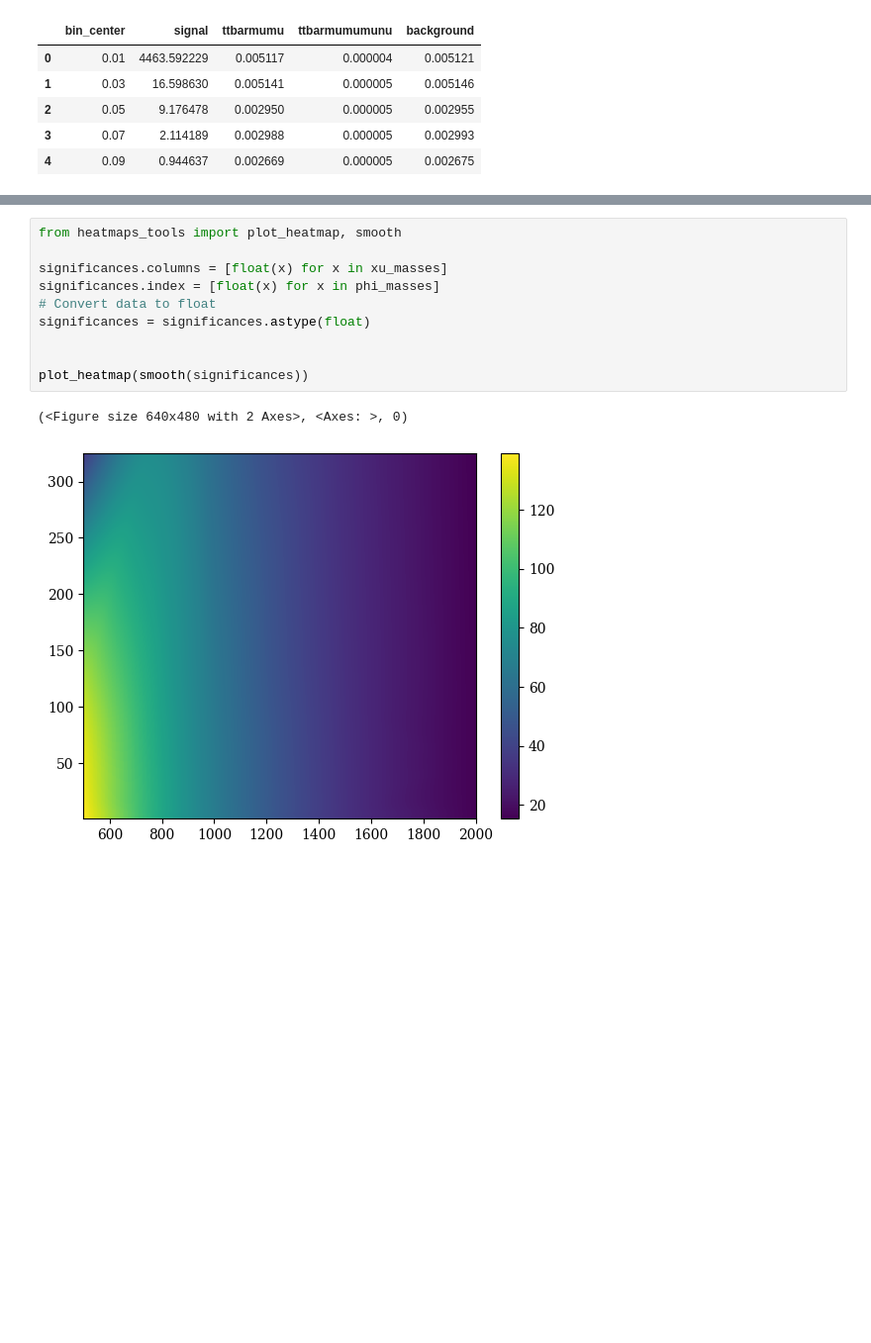
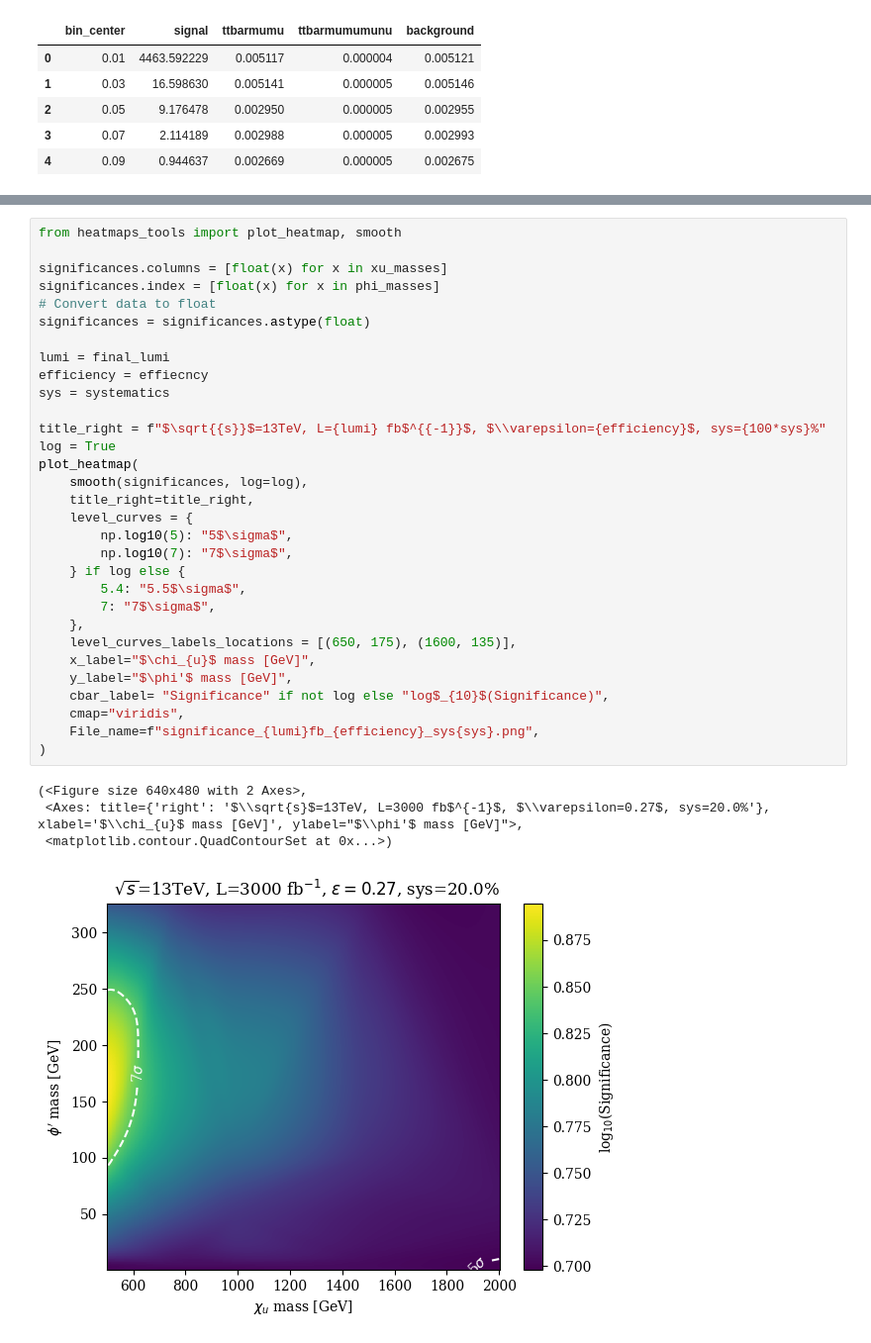
Before and after one commit to Phenomenology-group-uniandes/U1T3R_Significances, a Jupyter notebook: significances.ipynb, the cells around one changed output, grey strips where cells are left out. Shown: that part at 99% size. Saved outputs shown, nothing was run; the diff lists cells and outputs as text; blank space fills up the shorter version.

```diff
--- a/significances.ipynb
+++ b/significances.ipynb
@@ -86,13 +135,36 @@ significances
-# %%
-from heatmaps_tools import plot_heatmap, smooth
-
-significances.columns = [float(x) for x in xu_masses]
-significances.index = [float(x) for x in phi_masses]
-# Convert data to float
-significances = significances.astype(float)
-
-
-plot_heatmap(smooth(significances))
-# %% [output]
-(<Figure size 640x480 with 2 Axes>, <Axes: >, 0)
-[figure, removed]
+# %%
+from heatmaps_tools import plot_heatmap, smooth
+
+significances.columns = [float(x) for x in xu_masses]
+significances.index = [float(x) for x in phi_masses]
+# Convert data to float
+significances = significances.astype(float)
+
+lumi = final_lumi
+efficiency = effiecncy
+sys = systematics
+
+title_right = f"$\sqrt{{s}}$=13TeV, L={lumi} fb$^{{-1}}$, $\\varepsilon={efficiency}$, sys={100*sys}%"
+log = True
+plot_heatmap(
+    smooth(significances, log=log),
+    title_right=title_right,
+    level_curves = {
+        np.log10(5): "5$\sigma$",
+        np.log10(7): "7$\sigma$",
+    } if log else {
+        5.4: "5.5$\sigma$",
+        7: "7$\sigma$",
+    },
+    level_curves_labels_locations = [(650, 175), (1600, 135)],
+    x_label="$\chi_{u}$ mass [GeV]",
+    y_label="$\phi'$ mass [GeV]",
+    cbar_label= "Significance" if not log else "log$_{10}$(Significance)",
+    cmap="viridis",
+    File_name=f"significance_{lumi}fb_{efficiency}_sys{sys}.png",
+)
+# %% [output]
+(<Figure size 640x480 with 2 Axes>,
+ <Axes: title={'right': '$\\sqrt{s}$=13TeV, L=3000 fb$^{-1}$, $\\varepsilon=0.27$, sys=20.0%'}, xlabel='$\\chi_{u}$ mass [GeV]', ylabel="$\\phi'$ mass [GeV]">,
+ <matplotlib.contour.QuadContourSet at 0x...>)
+[figure, added]
```
Also changed, not shown: parts of 3 cells of this notebook, 4 other files.
